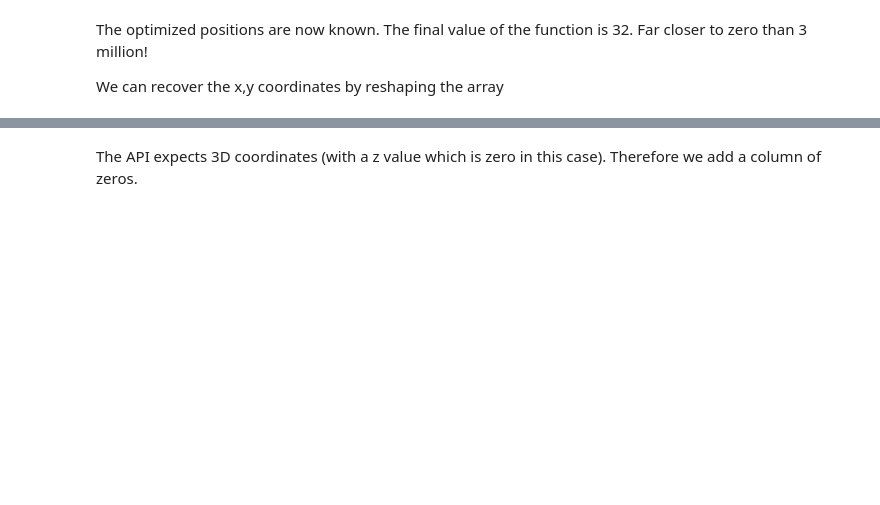
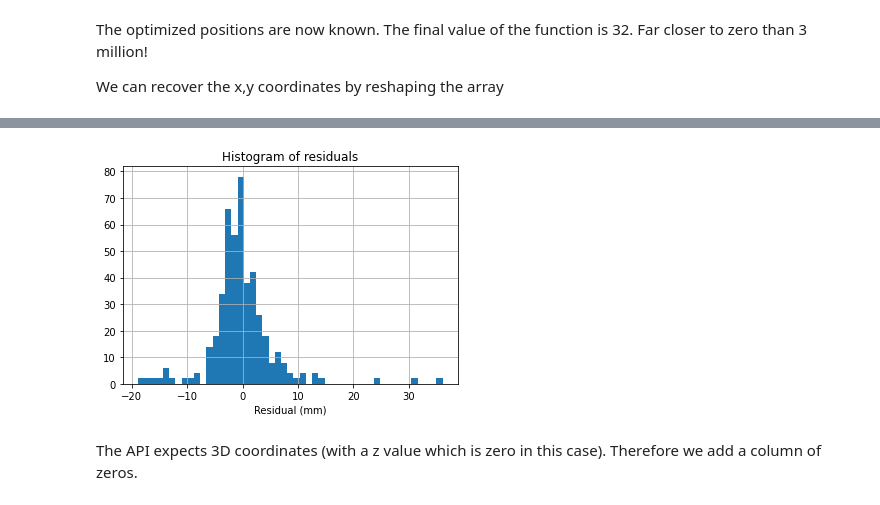
Before and after one commit to tmolteno/TART, a Jupyter notebook: doc/calibration/positions/three_arm_survey.ipynb, the cells around one changed output, grey strips where cells are left out. Cells and saved outputs as stored; diff of their text form; code cells hidden in the pictures; blank space fills up the shorter version.

```diff
--- a/doc/calibration/positions/three_arm_survey.ipynb
+++ b/doc/calibration/positions/three_arm_survey.ipynb
@@ -275,3 +398,13 @@ plt.show()
+# %%
+# ij resdual
+ijres = m_ij_residual(res.x)
+plt.hist(ijres, bins='fd');
+plt.title("Histogram of residuals")
+plt.xlabel("Residual (mm)")
+plt.grid(True)
+plt.savefig("residual_histogram.png")
+# %% [output]
+[figure, added]
 # %% [markdown]
 The API expects 3D coordinates (with a z value which is zero in this case). Therefore we add a column of zeros.
 # %%
```
Also changed, not shown: parts of 14 cells of this notebook, 1 other file.
